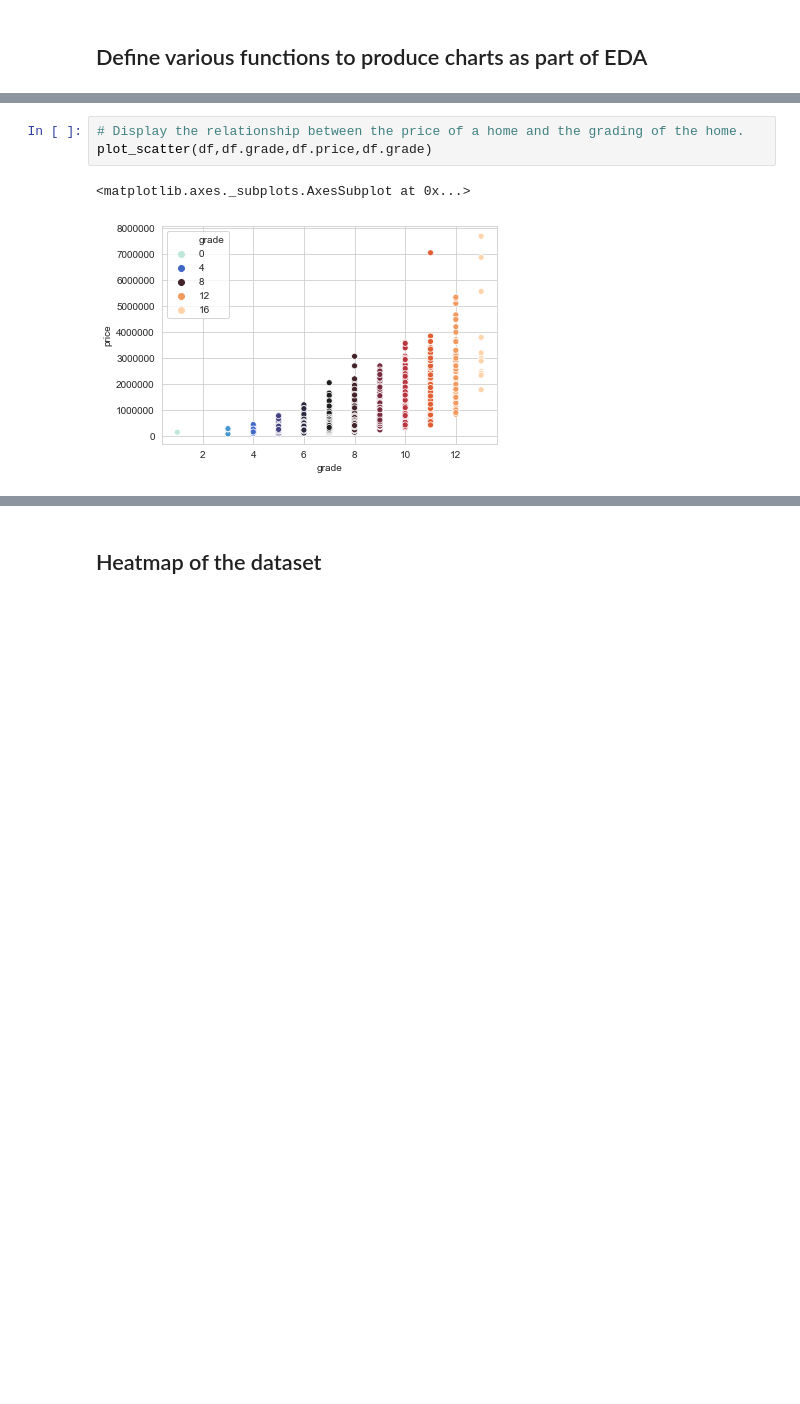
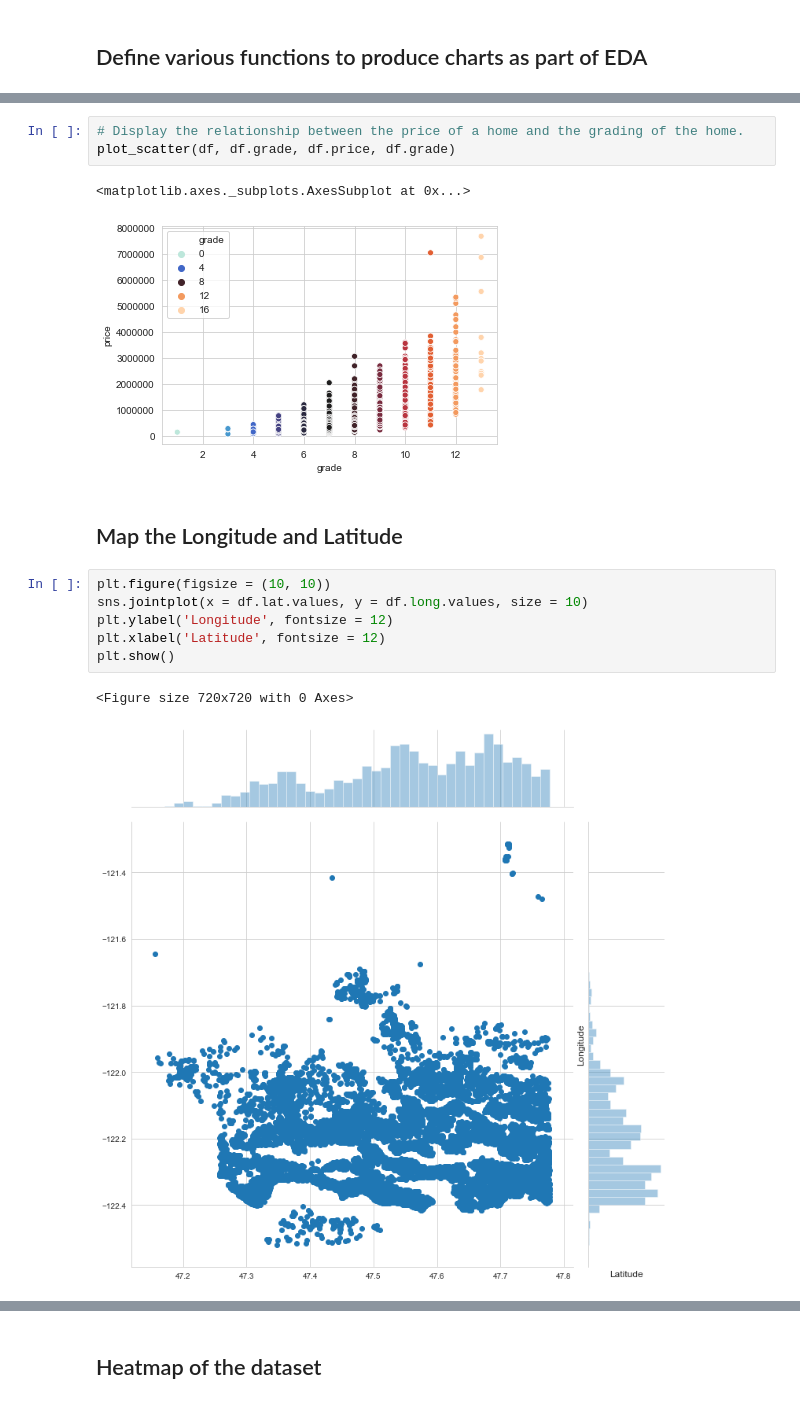
Before and after one commit to JimXianSheng/Capstone_Two, a Jupyter notebook: Final Project Report.ipynb, the cells around one changed output, grey strips where cells are left out. Saved outputs shown, nothing was run; the diff lists cells and outputs as text; blank space fills up the shorter version.

```diff
--- a/Final Project Report.ipynb
+++ b/Final Project Report.ipynb
@@ -141,7 +143,18 @@ plot_scatter(df,df.price,df.sqft_living,df.zipcode)
 [figure]
 # %%
 # Display the relationship between the price of a home and the grading of the home.
-plot_scatter(df,df.grade,df.price,df.grade)
+plot_scatter(df, df.grade, df.price, df.grade)
 # %% [output]
 <matplotlib.axes._subplots.AxesSubplot at 0x...>
 [figure]
+# %% [markdown]
+## Map the Longitude and Latitude
+# %%
+plt.figure(figsize = (10, 10))
+sns.jointplot(x = df.lat.values, y = df.long.values, size = 10)
+plt.ylabel('Longitude', fontsize = 12)
+plt.xlabel('Latitude', fontsize = 12)
+plt.show()
+# %% [output]
+<Figure size 720x720 with 0 Axes>
+[figure, added]
```
Also changed, not shown: parts of 49 cells of this notebook.
